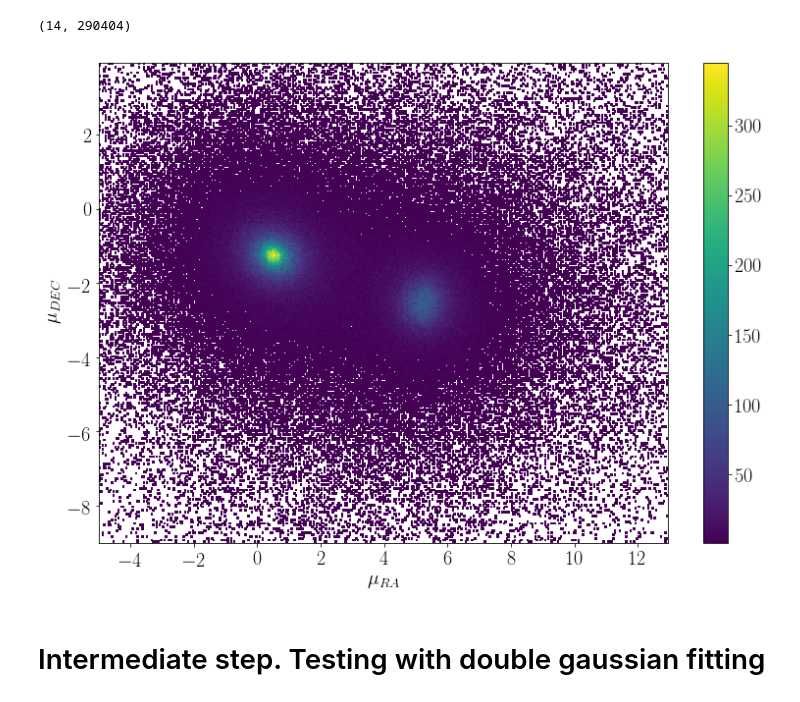
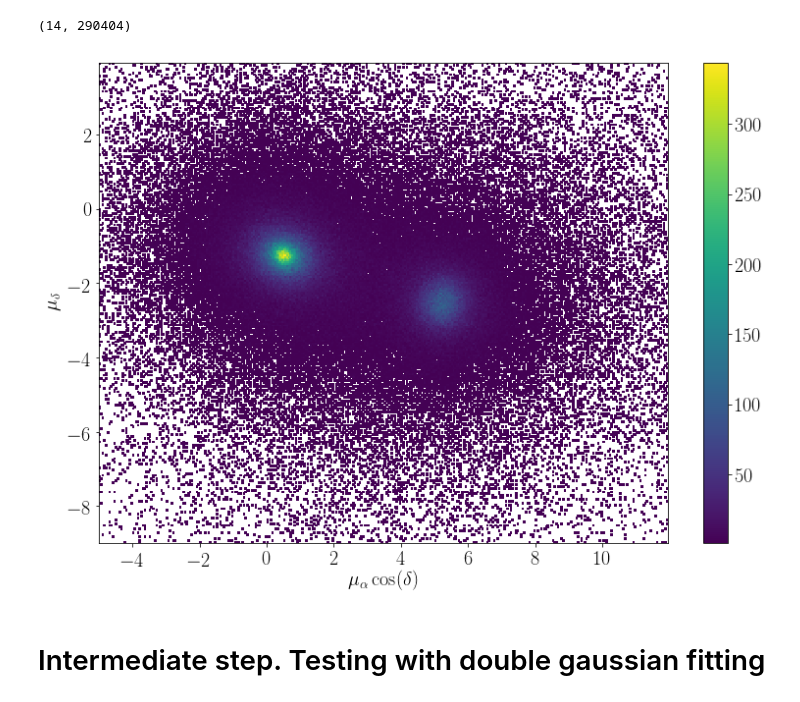
Before and after one commit to pmassana/smc_smash, a Jupyter notebook: 47Tuc cleansing.ipynb, the cells around one changed output. Drawn from its saved outputs; the diff is of its cells as text; code cells hidden in the pictures.

```diff
--- a/47Tuc cleansing.ipynb
+++ b/47Tuc cleansing.ipynb
@@ -87,15 +87,15 @@ print(dr2_data.shape)
 # %%
 plt.rc('text', usetex=True)
 plt.rc('font', family='serif')
 plt.rcParams.update({'font.size':20})
 plt.figure(1, figsize=(13,9))
-plt.hist2d(dr2_data[6], dr2_data[8], bins = [np.arange(-5,13,0.05), np.arange(-9,4,0.05)], cmin = 1)
-plt.xlabel('$\mu _{RA}$')
-plt.ylabel('$\mu _{DEC}$')
+plt.hist2d(dr2_data[6], dr2_data[8], bins = [np.arange(-5,12,0.05), np.arange(-9,4,0.05)], cmin = 1)
+plt.xlabel('$\mu _{\\alpha} \cos(\\delta)$')
+plt.ylabel('$\mu _{\\delta}$')
 plt.colorbar()
 plt.show()
 # %% [output]
-[figure, old version]
+[figure, new version]
 # %% [markdown]
 # Intermediate step. Testing with double gaussian fitting
 # %% [markdown]
```
Also changed, not shown: parts of 9 cells of this notebook, 5 other files.
